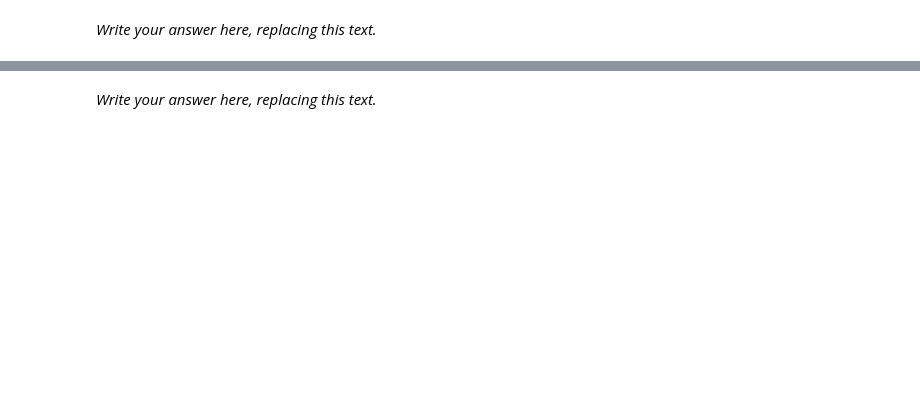
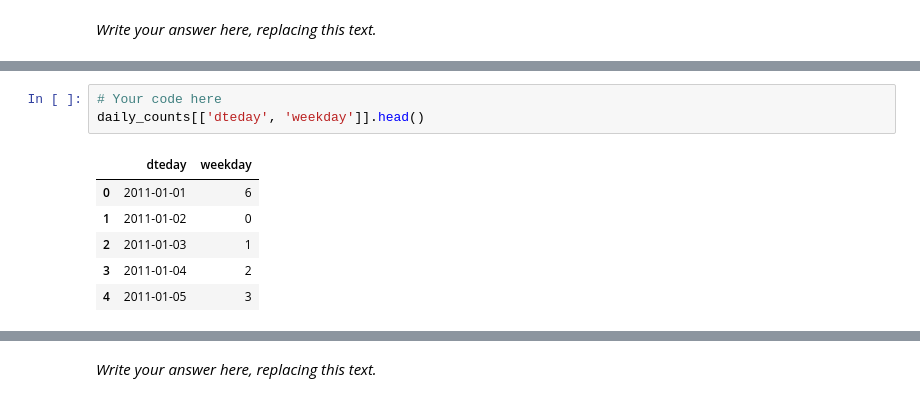
Before and after one commit to Calvin-Data-Science/data202, a Jupyter notebook: src/hw2/hw2_solutions.ipynb, the cells around one changed output, grey strips where cells are left out. Saved outputs shown, nothing was run; the diff lists cells and outputs as text; blank space fills up the shorter version.

```diff
--- a/src/hw2/hw2_solutions.ipynb
+++ b/src/hw2/hw2_solutions.ipynb
@@ -137,0 +113,10 @@ In addition to the type of rider (casual vs. registered) and the overall count o
+# %%
+# Your code here
+daily_counts[['dteday', 'weekday']].head()
+# %% [output]
+|  | dteday | weekday |
+| 0 | 2011-01-01 | 6 |
+| 1 | 2011-01-02 | 0 |
+| 2 | 2011-01-03 | 1 |
+| 3 | 2011-01-04 | 2 |
+| 4 | 2011-01-05 | 3 |
```
Also changed, not shown: parts of 43 cells of this notebook, 7 other files.
